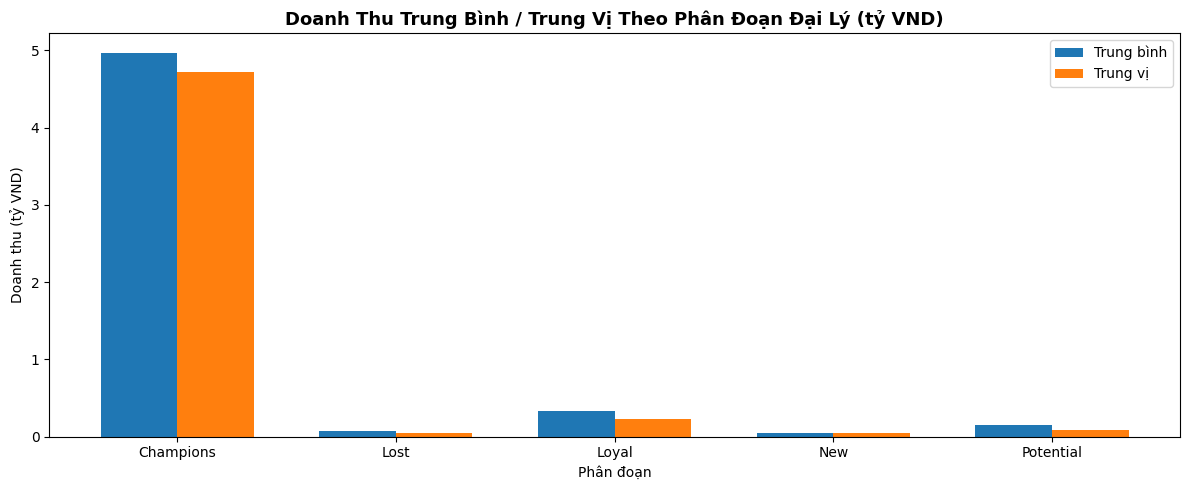
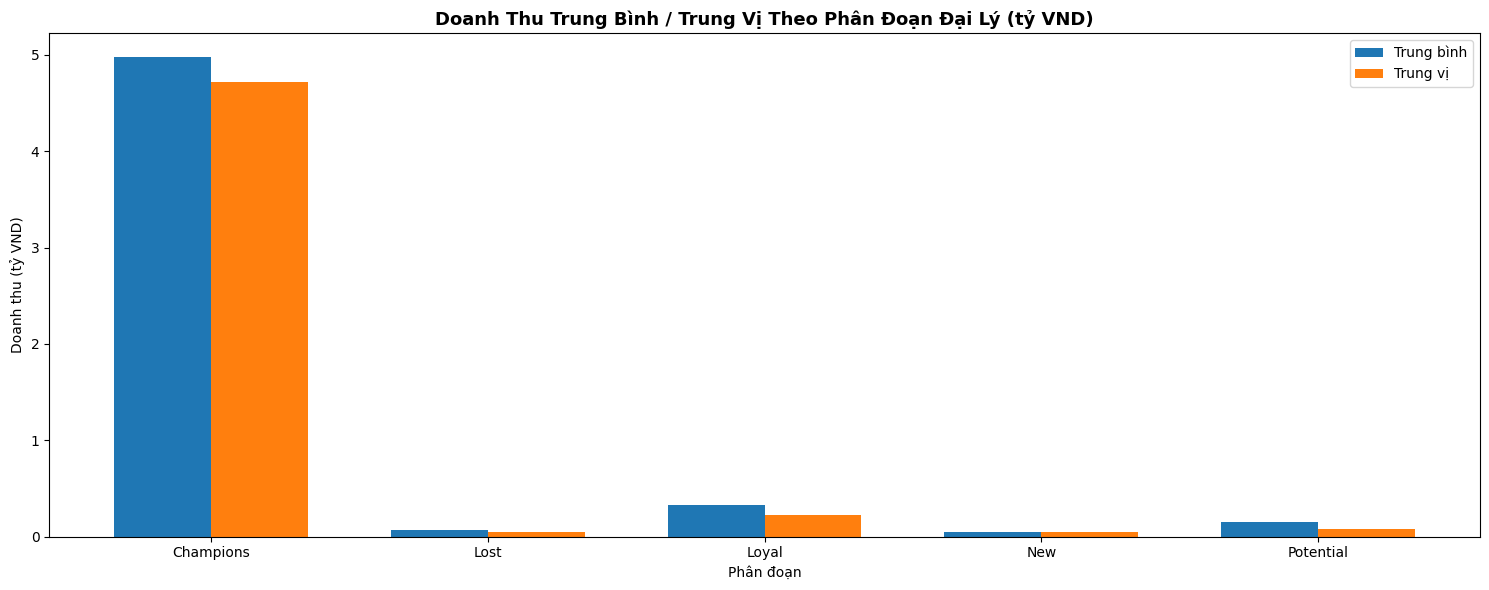
The change to this notebook cell's code, shown as a diff; its figure went from the first image to the second:
--- before
+++ after
@@ -2,5 +2,5 @@
 seg_monetary = dealer_risk.groupby('segment')['monetary_feb'].agg(['mean','median']).reset_index()
 
-fig, ax = plt.subplots(figsize=(12, 5))
+fig, ax = plt.subplots(figsize=(15, 6))
 x = np.arange(len(seg_monetary))
 w = 0.35

Commit: Rebuild 5 academic notebooks from 15 template repos Cloned all 15 repos (r01-r15), read each notebook structure, then adapted cell-by-cell without breaking template structure. Notebooks: - 00_eda.ipynb          (34 cells | r05+r13 templates | statsmodels decomp/ACF/PACF) - 01_q1_sales_forecast  (39 